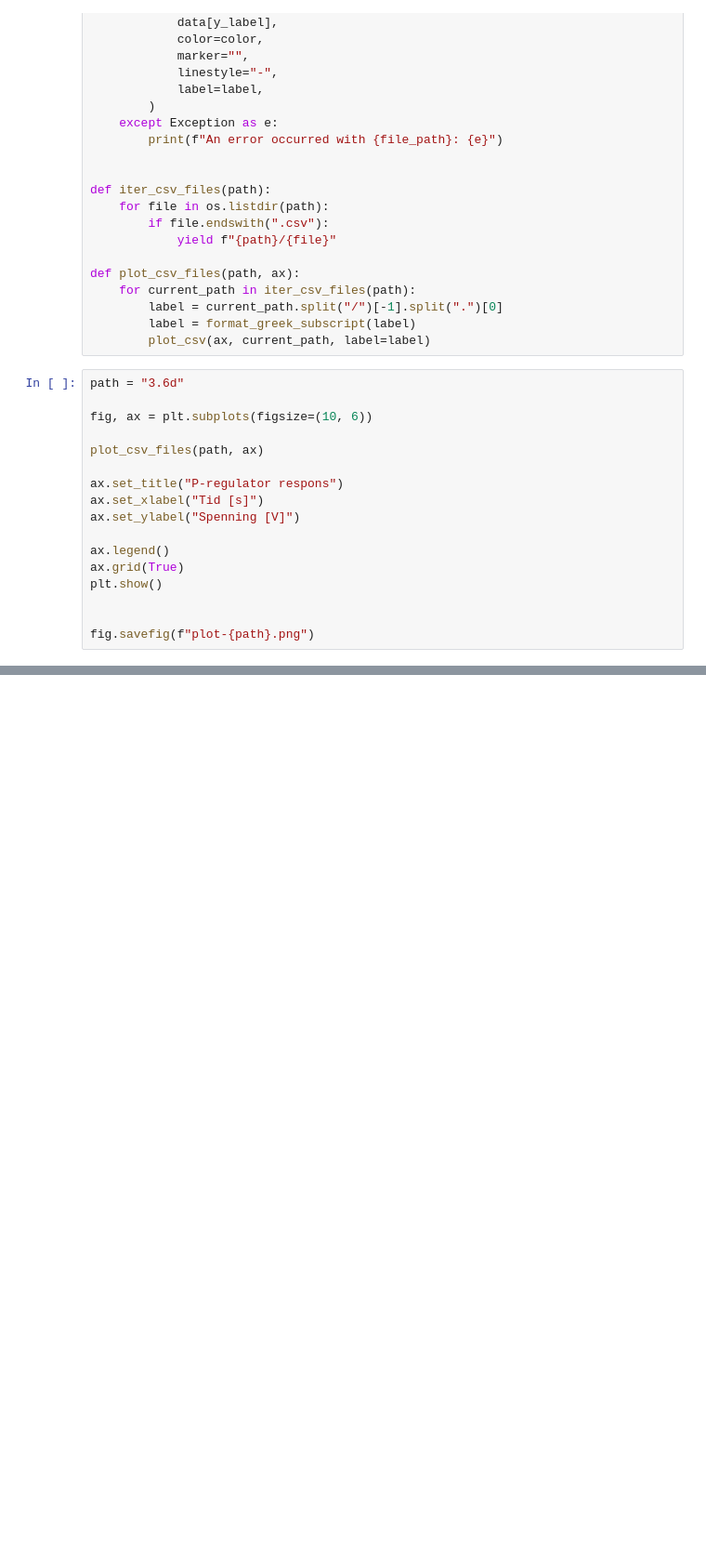
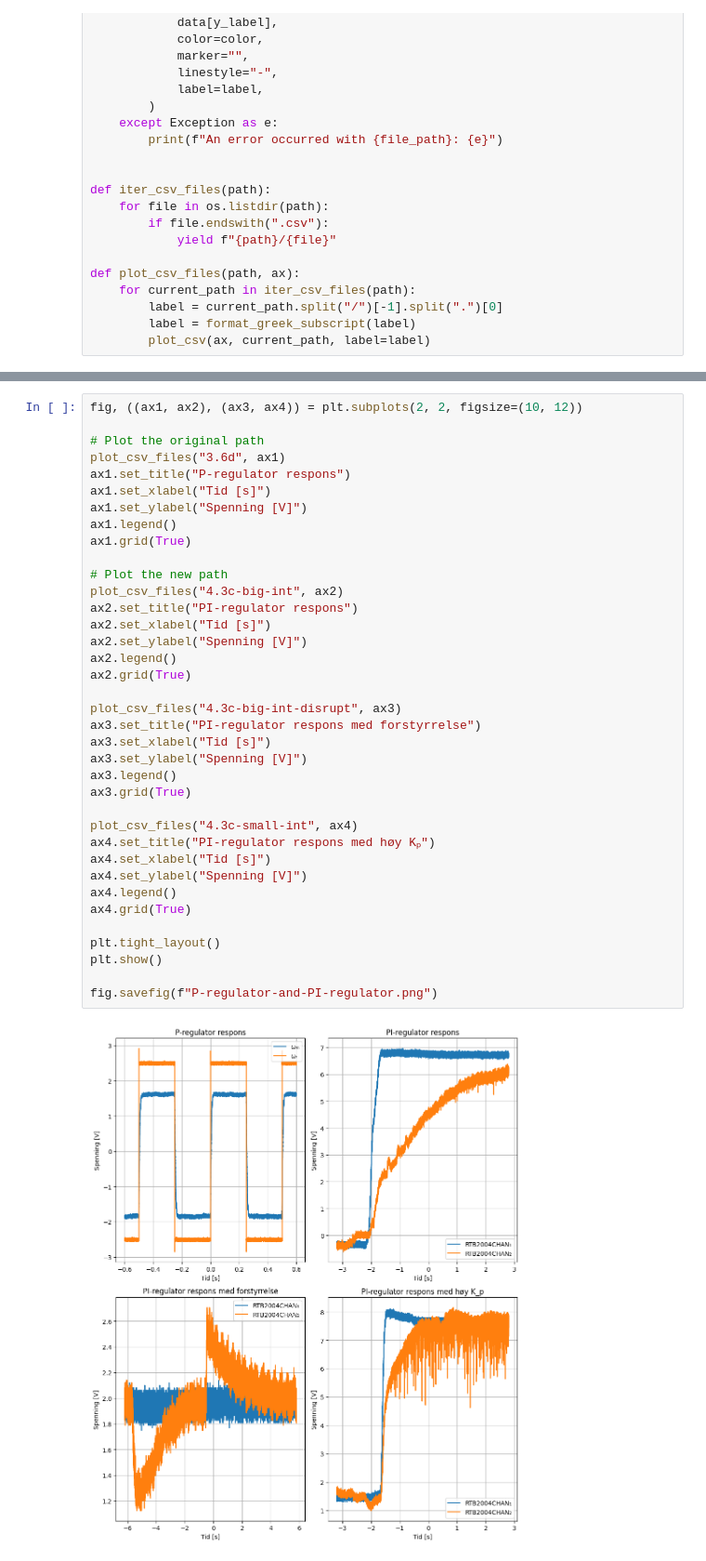
Before and after one commit to Emil1483/Motorlab-Results, a Jupyter notebook: plot.ipynb, the cells around one changed output, grey strips where cells are left out. Shown at 93% size. Drawn from its saved outputs; the diff is of its cells as text; blank space fills up the shorter version.

```diff
--- a/plot.ipynb
+++ b/plot.ipynb
@@ -66,20 +66,3 @@ def plot_csv_files(path, ax):
         label = current_path.split("/")[-1].split(".")[0]
         label = format_greek_subscript(label)
         plot_csv(ax, current_path, label=label)
-# %%
-path = "3.6d"
-
-fig, ax = plt.subplots(figsize=(10, 6))
-
-plot_csv_files(path, ax)
-
-ax.set_title("P-regulator respons")
-ax.set_xlabel("Tid [s]")
-ax.set_ylabel("Spenning [V]")
-
-ax.legend()
-ax.grid(True)
-plt.show()
-
-
-fig.savefig(f"plot-{path}.png")
@@ -87,0 +69,39 @@ fig.savefig(f"plot-{path}.png")
+# %%
+fig, ((ax1, ax2), (ax3, ax4)) = plt.subplots(2, 2, figsize=(10, 12))
+
+# Plot the original path
+plot_csv_files("3.6d", ax1)
+ax1.set_title("P-regulator respons")
+ax1.set_xlabel("Tid [s]")
+ax1.set_ylabel("Spenning [V]")
+ax1.legend()
+ax1.grid(True)
+
+# Plot the new path
+plot_csv_files("4.3c-big-int", ax2)
+ax2.set_title("PI-regulator respons")
+ax2.set_xlabel("Tid [s]")
+ax2.set_ylabel("Spenning [V]")
+ax2.legend()
+ax2.grid(True)
+
+plot_csv_files("4.3c-big-int-disrupt", ax3)
+ax3.set_title("PI-regulator respons med forstyrrelse")
+ax3.set_xlabel("Tid [s]")
+ax3.set_ylabel("Spenning [V]")
+ax3.legend()
+ax3.grid(True)
+
+plot_csv_files("4.3c-small-int", ax4)
+ax4.set_title("PI-regulator respons med høy Kₚ")
+ax4.set_xlabel("Tid [s]")
+ax4.set_ylabel("Spenning [V]")
+ax4.legend()
+ax4.grid(True)
+
+plt.tight_layout()
+plt.show()
+
+fig.savefig(f"P-regulator-and-PI-regulator.png")
+# %% [output]
+[figure, added]
```
Also changed, not shown: parts of 1 cell of this notebook, 6 other files.
